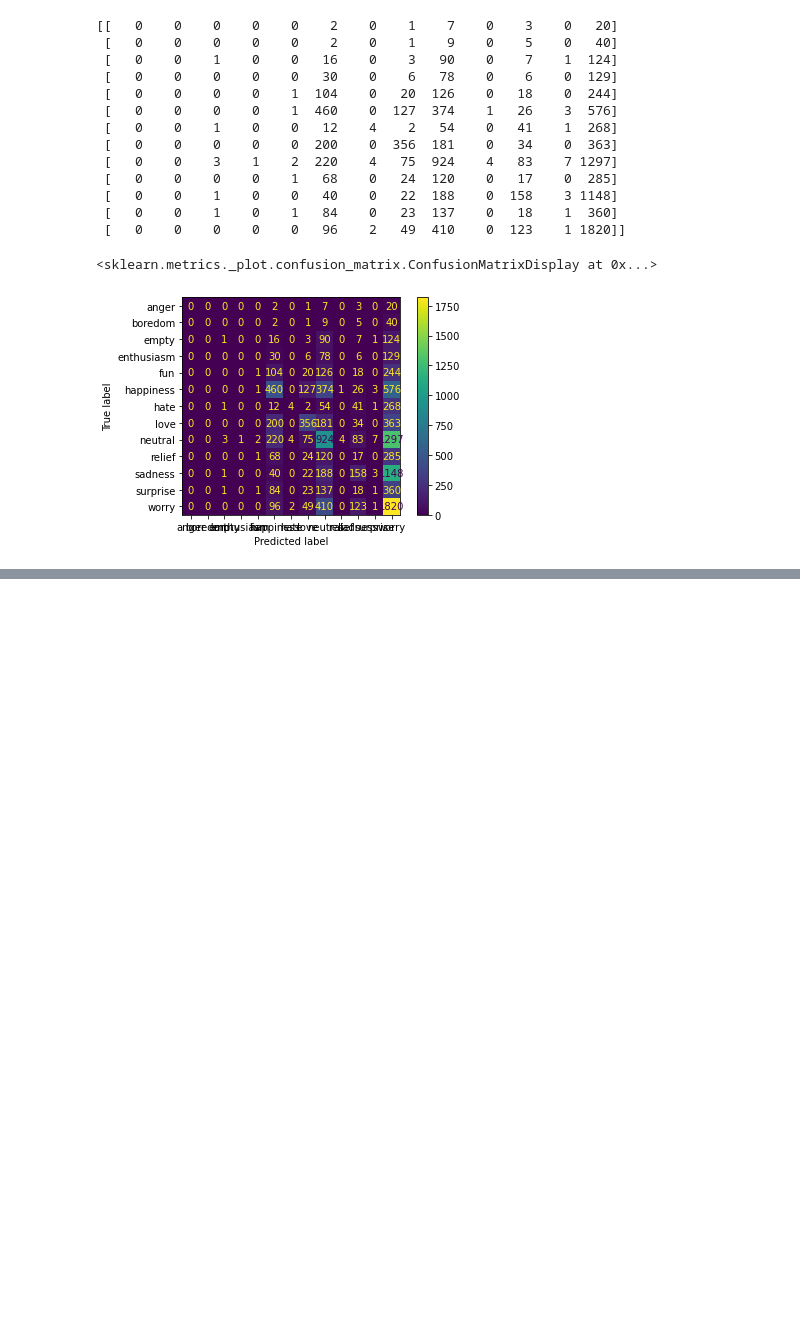
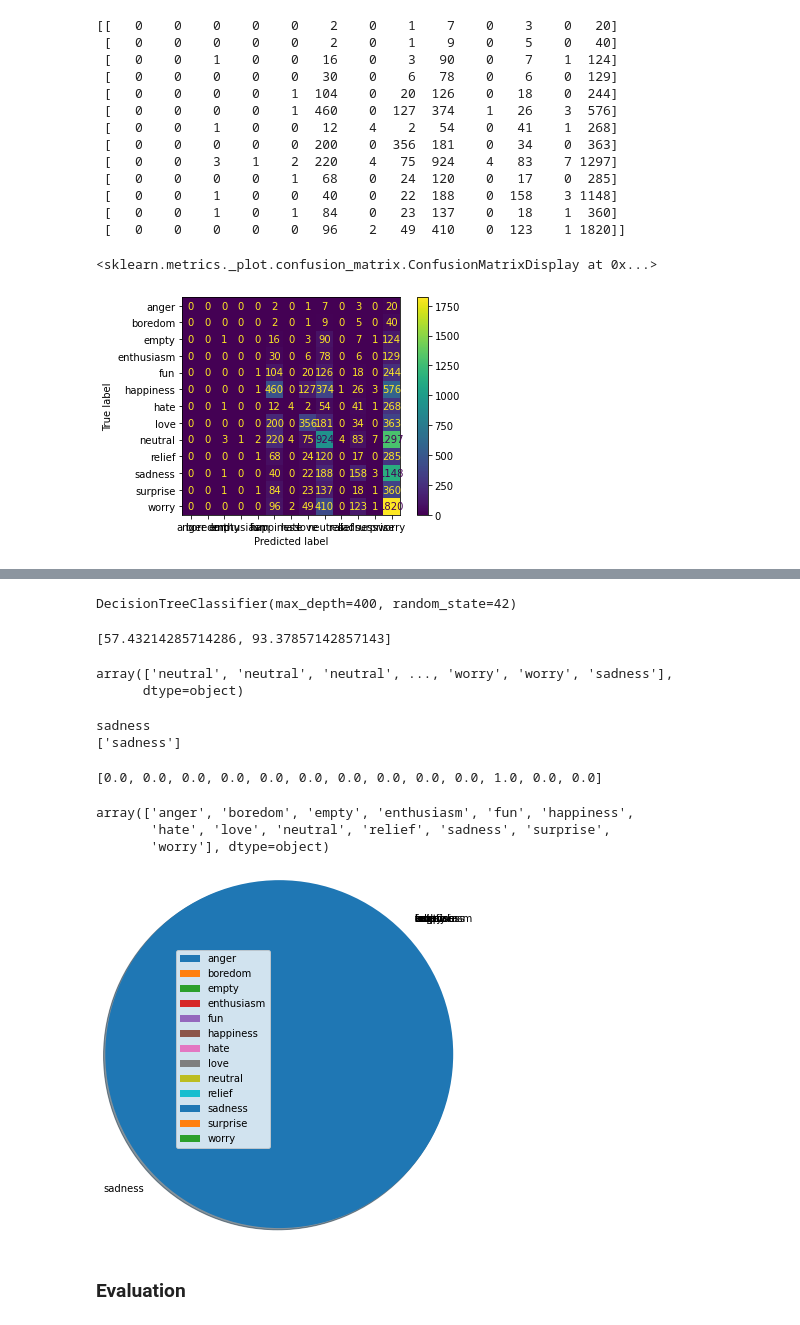
Before and after one commit to Jeyramana/NLP, a Jupyter notebook: EmotionText.ipynb, the cells around one changed output, grey strips where cells are left out. Cells and saved outputs as stored; diff of their text form; code cells hidden in the pictures; blank space fills up the shorter version.

Commit message:
Decision Tree done

```diff
--- a/EmotionText.ipynb
+++ b/EmotionText.ipynb
@@ -401,0 +406,53 @@ plot_confusion_matrix(clf_NB, X_test, y_test)
+# %%
+# Score using CounterVectorizer
+#classifier: clf_DT
+clf_DT = tree.DecisionTreeClassifier(random_state=42, max_depth=400)
+clf_DT.fit(X_train, y_train) # fitting training features and labels
+# %% [output]
+DecisionTreeClassifier(max_depth=400, random_state=42)
+# %%
+# Scores[1] appened for DT classifier
+scores.append(clf_DT.score(X_train, y_train)*100)
+scores
+# %% [output]
+[57.43214285714286, 93.37857142857143]
+# %%
+y_predict = clf_DT.predict(X_test)
+y_predict # all sentimental keyword for the tweets
+# %% [output]
+array(['neutral', 'neutral', 'neutral', ..., 'worry', 'worry', 'sadness'],
+      dtype=object)
+# %%
+#Check prediction for known data['content'][5]
+check = [data['content'][2]]
+vector = count_vectorizer.transform(check).toarray()
+print(data['sentiment'][2])
+print(clf_DT.predict(vector)) # prediction is accurate
+# %% [output]
+sadness
+['sadness']
+# %%
+# Prediction probability of 13 sentiments
+predict_proba = clf_DT.predict_proba(vector)
+predict_proba = [item for sublist in predict_proba for item in sublist]
+predict_proba
+# %% [output]
+[0.0, 0.0, 0.0, 0.0, 0.0, 0.0, 0.0, 0.0, 0.0, 0.0, 1.0, 0.0, 0.0]
+# %%
+# Classes (sentiments) of the Classifier
+classes = clf_DT.classes_
+# classes = [item for sublist in classes for item in sublist]
+classes
+# %% [output]
+array(['anger', 'boredom', 'empty', 'enthusiasm', 'fun', 'happiness',
+       'hate', 'love', 'neutral', 'relief', 'sadness', 'surprise',
+       'worry'], dtype=object)
+# %%
+# Plotting classes and probability from the prediciton results
+plt.pie(predict_proba, labels=classes.tolist(), startangle=45, shadow=True, radius=2)
+plt.legend()
+plt.show()
+# %% [output]
+[figure, added]
+# %% [markdown]
+### Evaluation
```
Also changed, not shown: parts of 13 cells of this notebook.
